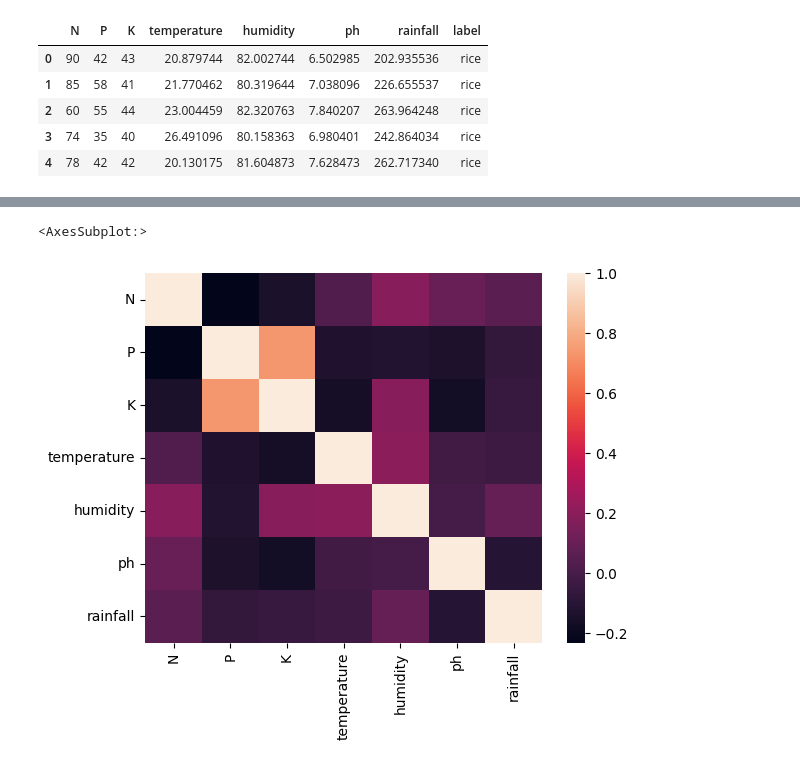
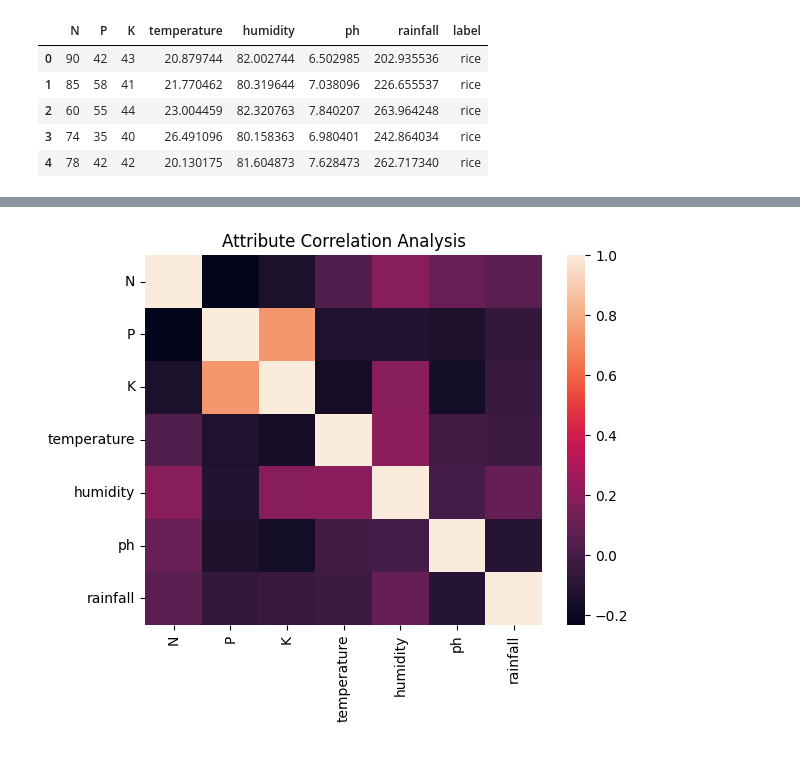
Before and after one commit to IAmSmudge/research-project, a Jupyter notebook: EDA.ipynb, the cells around one changed output, grey strips where cells are left out. Cells and saved outputs as stored; diff of their text form; code cells hidden in the pictures.

```diff
--- a/EDA.ipynb
+++ b/EDA.ipynb
@@ -42,9 +37,10 @@ sns.countplot(y='label',data=data_df)
 # %%
 #Correlation Analysis
 sns.heatmap(data_df[['N','P','K','temperature','humidity','ph','rainfall']].corr())
+plt.title('Attribute Correlation Analysis')
+plt.show()
 # %% [output]
-<AxesSubplot:>
-[figure, old version]
+[figure, new version]
 # %%
 def preprocess(df):
     df.drop_duplicates(inplace=True)
```
Also changed, not shown: parts of 3 cells of this notebook, 10 other files.
